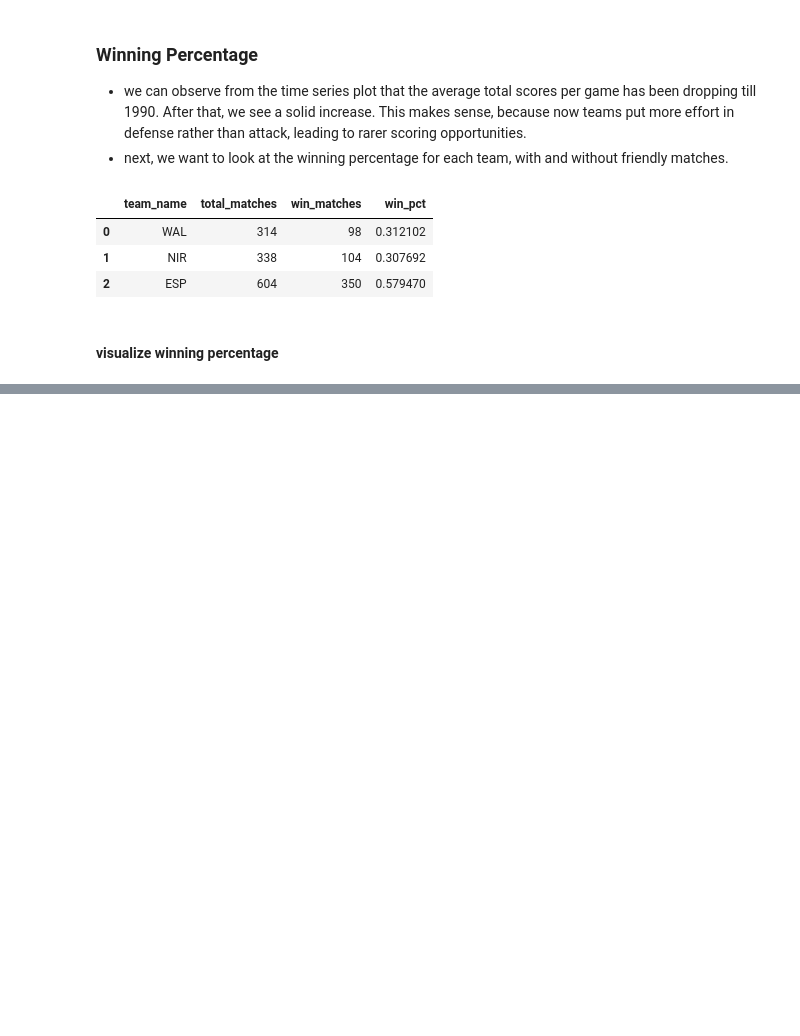
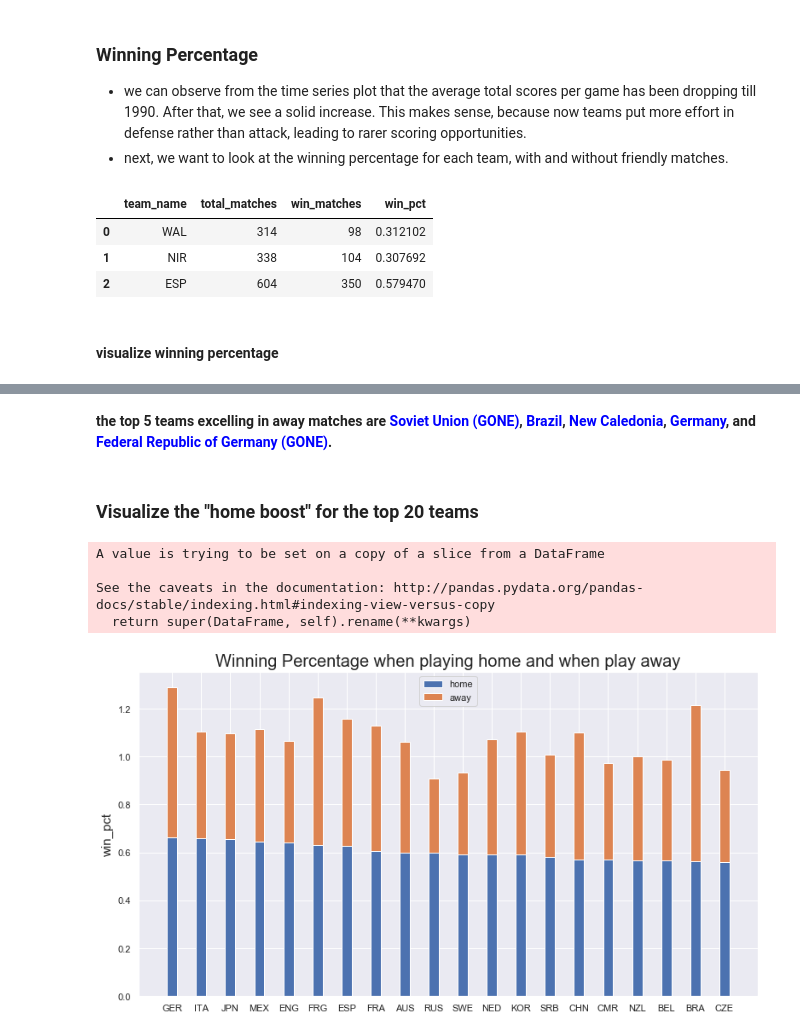
Before and after one commit to kallyzhu/SoccerAnalysis, a Jupyter notebook: soccer-matches-analysis.ipynb, the cells around one changed output, grey strips where cells are left out. Saved outputs shown, nothing was run; the diff lists cells and outputs as text; code cells hidden in the pictures; blank space fills up the shorter version.

```diff
--- a/soccer-matches-analysis.ipynb
+++ b/soccer-matches-analysis.ipynb
@@ -254,0 +298,51 @@ KeyError: 38
+# %% [markdown]
+__the top 5 teams excelling in away matches are <font color=blue>Soviet Union (GONE)</font>, <font color=blue>Brazil</font>, <font color=blue>New Caledonia</font>, <font color=blue>Germany</font>, and <font color=blue>Federal Republic of Germany (GONE)</font>.__</br>
+# %% [markdown]
+### Visualize the "home boost" for the top 20 teams
+# %%
+### find the top 20 home winning teams
+team_home_20 = df_home_win_pct.sort_values(by='win_pct', ascending=False).head(20)
+
+team_home_20.rename(columns={'total_matches':'total_matches_home',
+                             'win_matches':'win_matches_home',
+                             'win_pct':'win_pct_home'}, inplace=True)
+
+home_names = team_home_20['team_name'].tolist() # convert pandas series to list
+team_away_20 = df_away_win_pct[(df_away_win_pct['team_name'].isin(home_names))]
+
+### find the corresponding teams in the away team matches dataframe
+team_away_20.rename(columns={'total_matches':'total_matches_away',
+                             'win_matches':'win_matches_away',
+                             'win_pct':'win_pct_away'}, inplace=True)
+
+### merge two data frames so that we can do visualization more easily
+team_20 = pd.merge(team_home_20, team_away_20, how='left')
+# %% [output]
+A value is trying to be set on a copy of a slice from a DataFrame
+
+See the caveats in the documentation: http://pandas.pydata.org/pandas-docs/stable/indexing.html#indexing-view-versus-copy
+  return super(DataFrame, self).rename(**kwargs)
+# %%
+names = team_20['team_name'].tolist()
+pct_home = team_20['win_pct_home'].tolist()
+pct_away = team_20['win_pct_away'].tolist()
+
+### plot a stacked bar chart
+import numpy as np
+
+ind = np.arange(len(names))    # the x locations for the groups
+width = 0.35       # the width of the bars: can also be len(x) sequence
+
+plt.rcParams["figure.figsize"] = [13,7]
+
+p1 = plt.bar(ind, pct_home, width)
+p2 = plt.bar(ind, pct_away, width, bottom=pct_home)
+
+plt.ylabel('win_pct', fontsize=15)
+plt.title('Winning Percentage when playing home and when play away', fontsize=20)
+plt.xticks(ind, names)
+plt.legend((p1[0], p2[0]), ('home', 'away'))
+
+plt.show()
+# %% [output]
+[figure, added]
```
Also changed, not shown: parts of 9 cells of this notebook.
